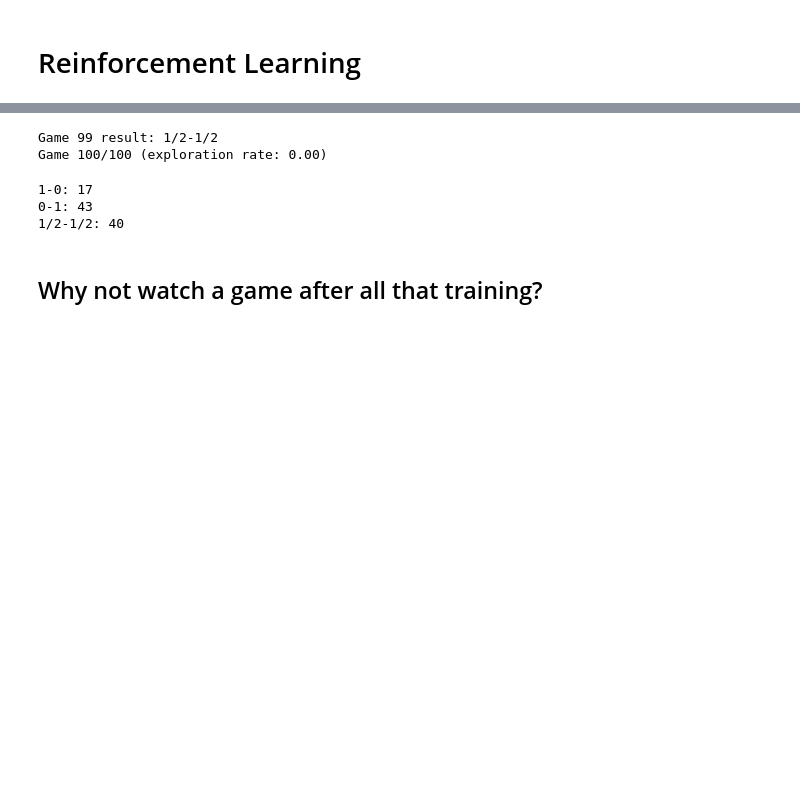
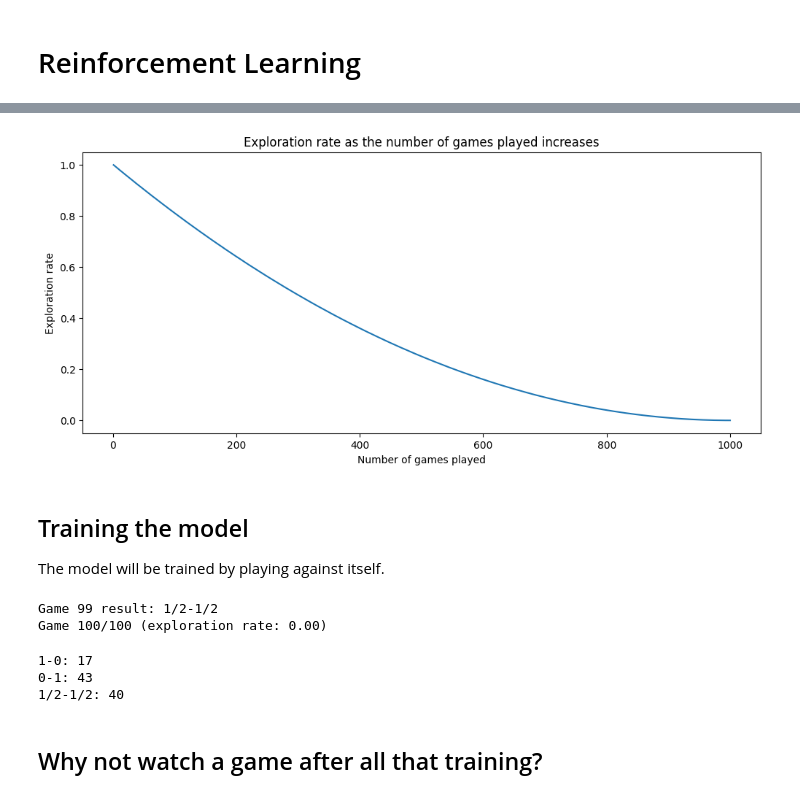
Before and after one commit to owenjaques/chessbot, a Jupyter notebook: src/reinforcement_learning.ipynb, the cells around one changed output, grey strips where cells are left out. Drawn from its saved outputs; the diff is of its cells as text; code cells hidden in the pictures; blank space fills up the shorter version.

Commit message:
Added a graph for the exploration rate.

```diff
--- a/src/reinforcement_learning.ipynb
+++ b/src/reinforcement_learning.ipynb
@@ -37,3 +40,22 @@ def play_game_and_learn(white_model, black_model, exploration_rate=0.0, should_v
+# %%
+import matplotlib.pyplot as plt
+
+num_games = 1000
+exploration_rates = np.linspace(1, 0, num_games)**2
+
+fig, ax = plt.subplots(figsize=(12, 5))
+
+ax.set_xlabel('Number of games played')
+ax.set_ylabel('Exploration rate')
+ax.plot(np.linspace(1, 1000, num_games), exploration_rates)
+ax.set_title('Exploration rate as the number of games played increases')
+
+plt.show()
+# %% [output]
+[figure, added]
+# %% [markdown]
+## Training the model
+The model will be trained by playing against itself.
 # %%
 import numpy as np
 from sklearn.neural_network import MLPRegressor
```
Also changed, not shown: parts of 2 cells of this notebook.
